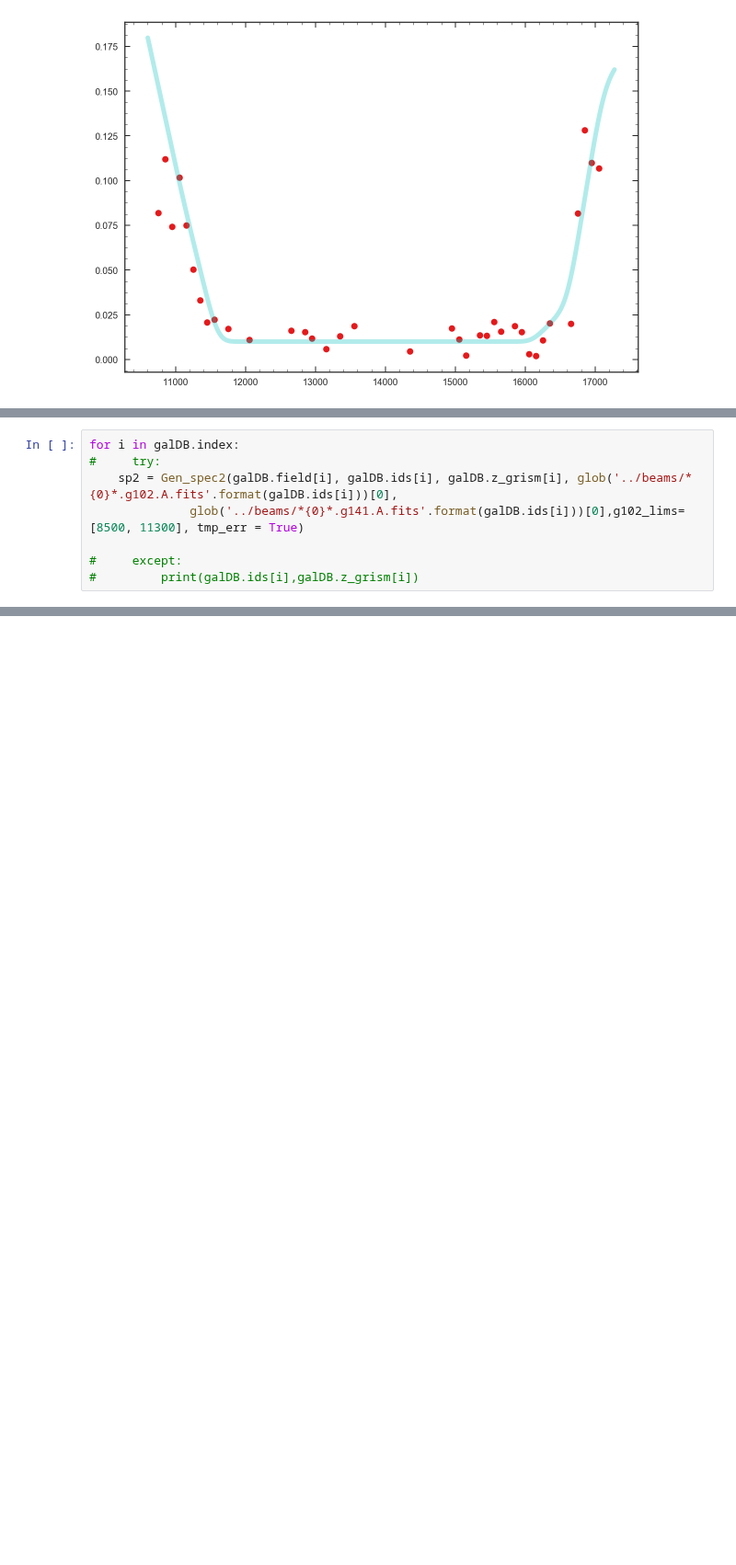
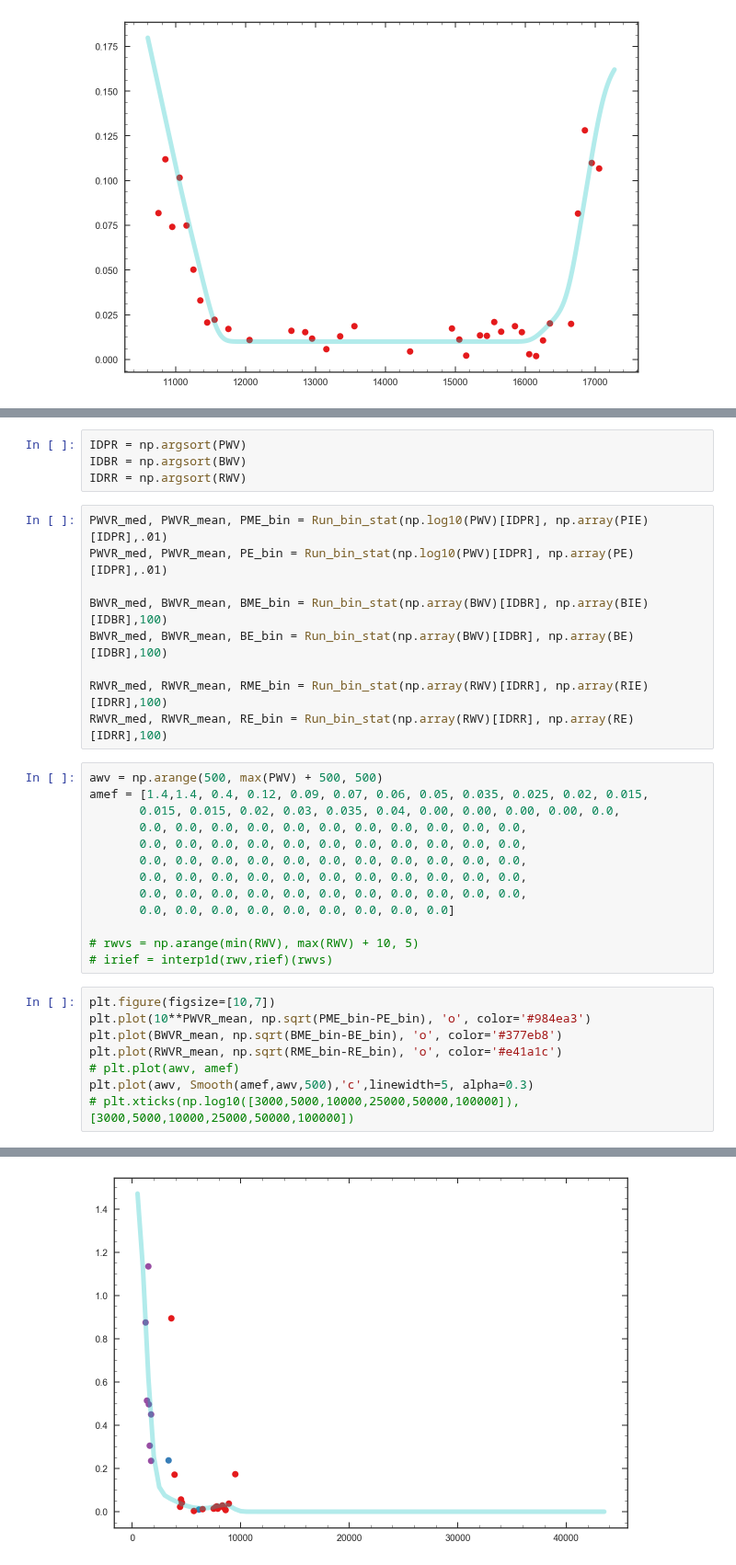
Before and after one commit to Vince-ec/Cluster_and_field, a Jupyter notebook: scripts/Flux_error.ipynb, the cells around one changed output, grey strips where cells are left out. Shown at 92% size. Saved outputs shown, nothing was run; the diff lists cells and outputs as text; blank space fills up the shorter version.

```diff
--- a/scripts/Flux_error.ipynb
+++ b/scripts/Flux_error.ipynb
@@ -569,8 +177,0 @@ plt.tick_params(axis='both', which='major', labelsize=20)
-# %%
-for i in galDB.index:
-#     try:
-    sp2 = Gen_spec2(galDB.field[i], galDB.ids[i], galDB.z_grism[i], glob('../beams/*{0}*.g102.A.fits'.format(galDB.ids[i]))[0],
-              glob('../beams/*{0}*.g141.A.fits'.format(galDB.ids[i]))[0],g102_lims=[8500, 11300], tmp_err = True)
-
-#     except:
-#         print(galDB.ids[i],galDB.z_grism[i])
@@ -576,0 +222,35 @@ for i in galDB.index:
+# %%
+IDPR = np.argsort(PWV)
+IDBR = np.argsort(BWV)
+IDRR = np.argsort(RWV)
+# %%
+PWVR_med, PWVR_mean, PME_bin = Run_bin_stat(np.log10(PWV)[IDPR], np.array(PIE)[IDPR],.01)
+PWVR_med, PWVR_mean, PE_bin = Run_bin_stat(np.log10(PWV)[IDPR], np.array(PE)[IDPR],.01)
+
+BWVR_med, BWVR_mean, BME_bin = Run_bin_stat(np.array(BWV)[IDBR], np.array(BIE)[IDBR],100)
+BWVR_med, BWVR_mean, BE_bin = Run_bin_stat(np.array(BWV)[IDBR], np.array(BE)[IDBR],100)
+
+RWVR_med, RWVR_mean, RME_bin = Run_bin_stat(np.array(RWV)[IDRR], np.array(RIE)[IDRR],100)
+RWVR_med, RWVR_mean, RE_bin = Run_bin_stat(np.array(RWV)[IDRR], np.array(RE)[IDRR],100)
+# %%
+awv = np.arange(500, max(PWV) + 500, 500)
+amef = [1.4,1.4, 0.4, 0.12, 0.09, 0.07, 0.06, 0.05, 0.035, 0.025, 0.02, 0.015,
+       0.015, 0.015, 0.02, 0.03, 0.035, 0.04, 0.00, 0.00, 0.00, 0.00, 0.0,
+       0.0, 0.0, 0.0, 0.0, 0.0, 0.0, 0.0, 0.0, 0.0, 0.0, 0.0,
+       0.0, 0.0, 0.0, 0.0, 0.0, 0.0, 0.0, 0.0, 0.0, 0.0, 0.0,
+       0.0, 0.0, 0.0, 0.0, 0.0, 0.0, 0.0, 0.0, 0.0, 0.0, 0.0,
+       0.0, 0.0, 0.0, 0.0, 0.0, 0.0, 0.0, 0.0, 0.0, 0.0, 0.0,
+       0.0, 0.0, 0.0, 0.0, 0.0, 0.0, 0.0, 0.0, 0.0, 0.0, 0.0,
+       0.0, 0.0, 0.0, 0.0, 0.0, 0.0, 0.0, 0.0, 0.0]
+
+# rwvs = np.arange(min(RWV), max(RWV) + 10, 5)
+# irief = interp1d(rwv,rief)(rwvs)
+# %%
+plt.figure(figsize=[10,7])
+plt.plot(10**PWVR_mean, np.sqrt(PME_bin-PE_bin), 'o', color='#984ea3')
+plt.plot(BWVR_mean, np.sqrt(BME_bin-BE_bin), 'o', color='#377eb8')
+plt.plot(RWVR_mean, np.sqrt(RME_bin-RE_bin), 'o', color='#e41a1c')
+# plt.plot(awv, amef)
+plt.plot(awv, Smooth(amef,awv,500),'c',linewidth=5, alpha=0.3)
+# plt.xticks(np.log10([3000,5000,10000,25000,50000,100000]),[3000,5000,10000,25000,50000,100000])
+# %% [output]
@@ -576,0 +258 @@ for i in galDB.index:
+[figure, added]
```
Also changed, not shown: parts of 36 cells of this notebook, 1 other file.
